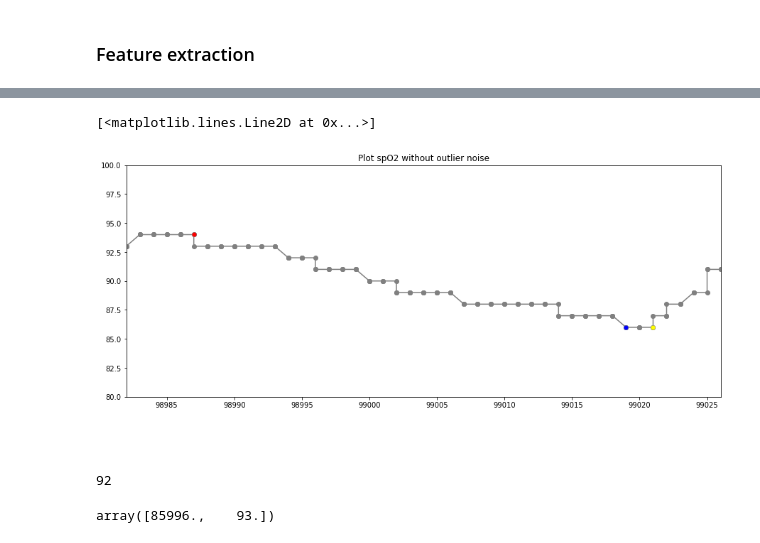
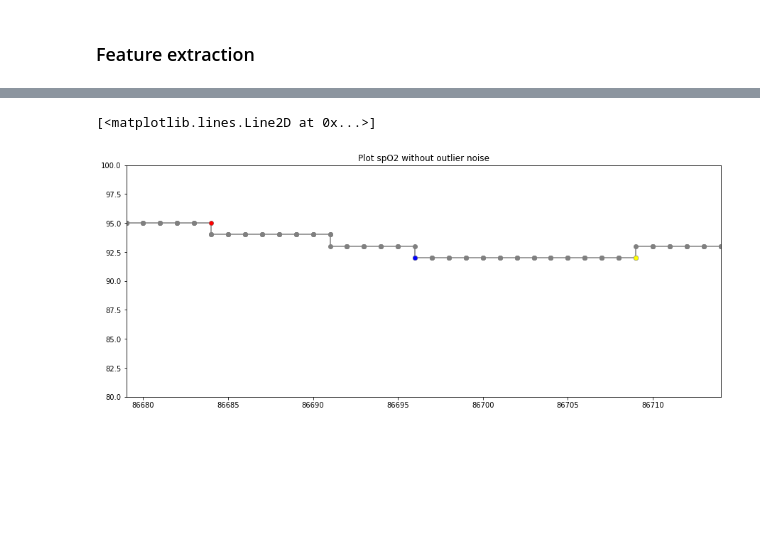
Before and after one commit to saralocatelli94/TesiMagistrale, a Jupyter notebook: desaturation.ipynb, the cells around one changed output, grey strips where cells are left out. Drawn from its saved outputs; the diff is of its cells as text; code cells hidden in the pictures; blank space fills up the shorter version.

Commit message:
analisi movimento test stazionarietà

```diff
--- a/desaturation.ipynb
+++ b/desaturation.ipynb
@@ -10,8 +12,11 @@ import datetime
 # %%
-mypath='C:/Users/sara/Documents/5anno/TESI/tracciati/ConversioneExcel'
-df = pd.read_csv( mypath+'/AE_12.06.1823.30.02512.csv', names=['time', 'spO2'])
-spo2_array=df['spO2']
-time_array=df['time']
+mypath='C:/Users/sara/Documents/5anno/TESI/tracciati/ConversioneExcel/A E12.06.18'
+df_spo2 = pd.read_csv( mypath+'/SpO2_PDS.csv', names=['time', 'spO2'])
+df_activity = pd.read_csv( mypath+'/Activity_PDS.csv', names=['time', 'activity'])
+spo2_array=df_spo2['spO2']
+time_array=df_spo2['time']
+activity_array=df_activity['activity']
+time_activity_array=df_activity['time']
 # %%
 def remove_days(time):
     if(time>86400):
@@ -30,12 +42,12 @@ plt.step(time_array,spo2_array)
 # %%
 #Outlier noise
 str(datetime.timedelta(seconds=time_array[len(time_array)-1]))
-index=df[df.spO2 == 0].index
+index=df_spo2[df_spo2.spO2 == 0].index
 #str(datetime.timedelta(seconds=time_array[58759]))
-df=df.drop(df.index[index])
+df_spo2=df_spo2.drop(df_spo2.index[index])
 df_outlier=pd.DataFrame()
-df_outlier['time']=np.array(df['time'])
-df_outlier['spO2']=np.array(df['spO2'])
+df_outlier['time']=np.array(df_spo2['time'])
+df_outlier['spO2']=np.array(df_spo2['spO2'])
 # %%
 plt.figure(figsize=(15,6))
 plt.title('Plot spO2 without outlier noise')
@@ -49,0 +110,11 @@ plt.step(time_array,spo2_array)
+# %%
+print(time_activity_array[campioni_al_minuto*0])
+print(numero_intervalli)
+print(df_stazionarietà.loc[df_stazionarietà['stazionario']>0.3])
+#activity_array
+plt.figure(figsize=(15,6))
+i=12
+print(df_stazionarietà.loc[[i]])
+print(time_activity_array[campioni_al_minuto*i])
+print(time_activity_array[campioni_al_minuto*i+campioni_al_minuto])
+plt.step(time_activity_array[180*i:180*i+179],activity_array[180*i:180*i+179])
@@ -68,7 +159,7 @@ tlast=[]
 durata=[]
 pv1=0
 pv2=0
-
+somma=0
 '''somma=0
 start_index=[]
 stop_index=[]
@@ -108,7 +199,7 @@ for i in range(0,len(spo2_array)-2):
         spo2Stop=df_outlier['spO2'][stop_index]
         spo2Start=df_outlier['spO2'][start_index]
         d=stop_time-start_time
-        if(d>9 and spo2Stop<=spo2Start*0.96):
+        if(d>9 and spo2Stop<=spo2Start*0.97):
             spo2_start_s.append(datetime.timedelta(seconds=remove_days(start_time)))
             spo2_stop_s.append(datetime.timedelta(seconds=remove_days(stop_time)))
            # start_time=remove_days(start_time)
@@ -123,10 +214,10 @@ for i in range(0,len(spo2_array)-2):
             durata.append(d)
         CASE=0
 desaturations['start_time']=pstart[0:len(pstart)]
+desaturations['valley1']=pvalley1
 desaturations['stop_time']=pstop
 desaturations['start_time_s']=spo2_start_s[0:len(pstart)]
 desaturations['stop_time_s']=spo2_stop_s
-desaturations['valley1']=pvalley1
 desaturations['valley1_spO2']=spo2_valley1
 desaturations['start_spO2']=spo2_start[0:len(pstart)]
 desaturations['stop_spO2']=spo2_stop
@@ -155,27 +246,18 @@ desaturations
 # %%
 plt.figure(figsize=(15,6))
 plt.title('Plot spO2 without outlier noise')
-i=50
+i=6
 plt.axis([pstart[i]-5,pstop[i]+5,80,100])
 time_array=df_outlier['time']
 spo2_array=df_outlier['spO2']
 plt.plot(df_outlier['time'],df_outlier['spO2'], marker='o', color="grey")
 plt.plot(pstart[i],spo2_start[i],  marker='o', markersize=5, color="red")
 plt.plot(pstop[i],spo2_stop[i],  marker='o', markersize=5, color="yellow")
 plt.plot(pvalley1[i],spo2_valley1[i],  marker='o', markersize=5, color="blue")
 #plt.plot(time_array[pv1_index[5]],spo2_array[pv1_index[5]],  marker='o', markersize=3, color="blue")
 #plt.plot(time_array[pv2_index[5]],spo2_array[pv2_index[5]],  marker='o', markersize=3, color="green")
 # %% [output]
 [<matplotlib.lines.Line2D at 0x...>]
-[figure, old version]
+[figure, new version]
 # %% [markdown]
 ####
-# %%
-print(minimo)
-# %% [output]
-92
-# %%
-a=np.array(df.loc[df['time'] == pstop[0]])
-a[0]
-# %% [output]
-array([85996.,    93.])
```
Also changed, not shown: parts of 16 cells of this notebook, 1 other file.
